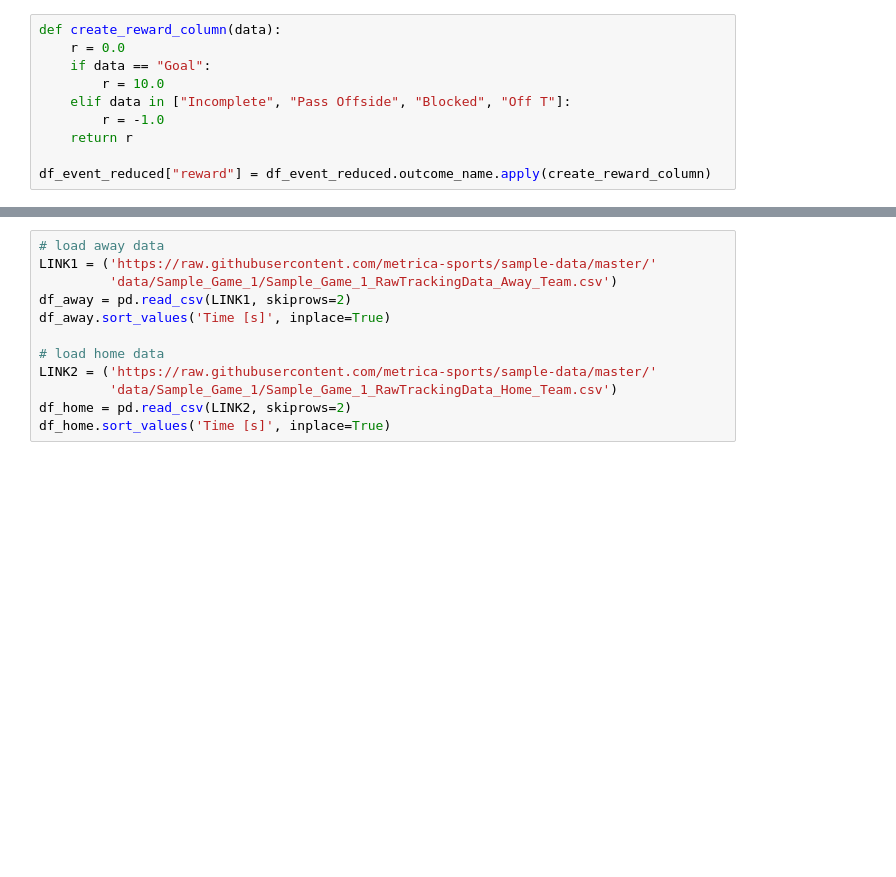
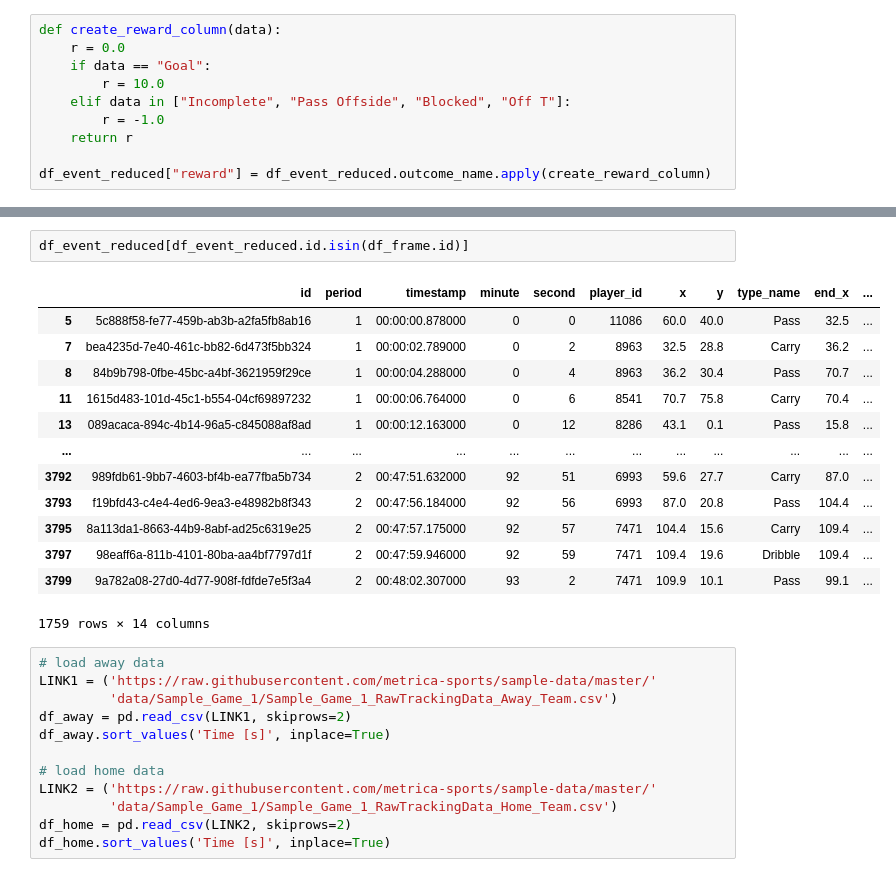
Before and after one commit to Mdhvince/sport_analytics, a Jupyter notebook: envRLsport.ipynb, the cells around one changed output, grey strips where cells are left out. Saved outputs shown, nothing was run; the diff lists cells and outputs as text; blank space fills up the shorter version.

```diff
--- a/envRLsport.ipynb
+++ b/envRLsport.ipynb
@@ -96,3 +106,19 @@ df_freeze
+# %%
+df_event_reduced[df_event_reduced.id.isin(df_frame.id)]
+# %% [output]
+|  | id | period | timestamp | minute | second | player_id | x | y | type_name | end_x | ... |
+| 5 | 5c888f58-fe77-459b-ab3b-a2fa5fb8ab16 | 1 | 00:00:00.878000 | 0 | 0 | 11086 | 60.0 | 40.0 | Pass | 32.5 | ... |
+| 7 | bea4235d-7e40-461c-bb82-6d473f5bb324 | 1 | 00:00:02.789000 | 0 | 2 | 8963 | 32.5 | 28.8 | Carry | 36.2 | ... |
+| 8 | 84b9b798-0fbe-45bc-a4bf-3621959f29ce | 1 | 00:00:04.288000 | 0 | 4 | 8963 | 36.2 | 30.4 | Pass | 70.7 | ... |
+| 11 | 1615d483-101d-45c1-b554-04cf69897232 | 1 | 00:00:06.764000 | 0 | 6 | 8541 | 70.7 | 75.8 | Carry | 70.4 | ... |
+| 13 | 089acaca-894c-4b14-96a5-c845088af8ad | 1 | 00:00:12.163000 | 0 | 12 | 8286 | 43.1 | 0.1 | Pass | 15.8 | ... |
+| ... | ... | ... | ... | ... | ... | ... | ... | ... | ... | ... | ... |
+| 3792 | 989fdb61-9bb7-4603-bf4b-ea77fba5b734 | 2 | 00:47:51.632000 | 92 | 51 | 6993 | 59.6 | 27.7 | Carry | 87.0 | ... |
+| 3793 | f19bfd43-c4e4-4ed6-9ea3-e48982b8f343 | 2 | 00:47:56.184000 | 92 | 56 | 6993 | 87.0 | 20.8 | Pass | 104.4 | ... |
+| 3795 | 8a113da1-8663-44b9-8abf-ad25c6319e25 | 2 | 00:47:57.175000 | 92 | 57 | 7471 | 104.4 | 15.6 | Carry | 109.4 | ... |
+| 3797 | 98eaff6a-811b-4101-80ba-aa4bf7797d1f | 2 | 00:47:59.946000 | 92 | 59 | 7471 | 109.4 | 19.6 | Dribble | 109.4 | ... |
+| 3799 | 9a782a08-27d0-4d77-908f-fdfde7e5f3a4 | 2 | 00:48:02.307000 | 93 | 2 | 7471 | 109.9 | 10.1 | Pass | 99.1 | ... |
+1759 rows × 14 columns
 # %%
 # load away data
 LINK1 = ('https://raw.githubusercontent.com/metrica-sports/sample-data/master/'
```
Also changed, not shown: parts of 22 cells of this notebook, 1 other file.
